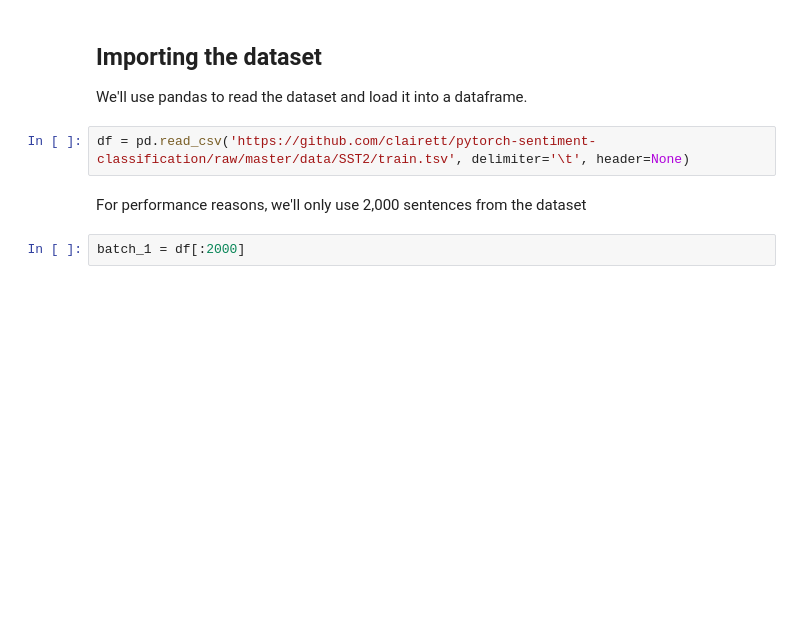
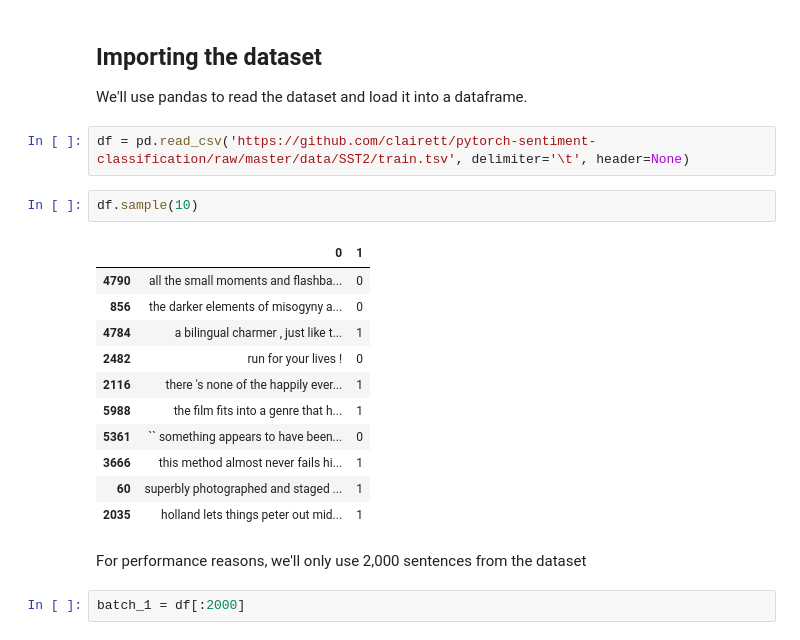
Before and after one commit to buddeshya/Pytorch, a Jupyter notebook: notebooks/bert/A_Visual_Notebook_to_Using_BERT_for_the_First_Time.ipynb, the cells around one changed output. Cells and saved outputs as stored; diff of their text form; blank space fills up the shorter version.

```diff
--- a/notebooks/bert/A_Visual_Notebook_to_Using_BERT_for_the_First_Time.ipynb
+++ b/notebooks/bert/A_Visual_Notebook_to_Using_BERT_for_the_First_Time.ipynb
@@ -118,6 +117,20 @@ We recommend you upgrade now or ensure your notebook will continue to use Tensor
 We'll use pandas to read the dataset and load it into a dataframe.
 # %%
 df = pd.read_csv('https://github.com/clairett/pytorch-sentiment-classification/raw/master/data/SST2/train.tsv', delimiter='\t', header=None)
+# %%
+df.sample(10)
+# %% [output]
+|  | 0 | 1 |
+| 4790 | all the small moments and flashba... | 0 |
+| 856 | the darker elements of misogyny a... | 0 |
+| 4784 | a bilingual charmer , just like t... | 1 |
+| 2482 | run for your lives ! | 0 |
+| 2116 | there 's none of the happily ever... | 1 |
+| 5988 | the film fits into a genre that h... | 1 |
+| 5361 | `` something appears to have been... | 0 |
+| 3666 | this method almost never fails hi... | 1 |
+| 60 | superbly photographed and staged ... | 1 |
+| 2035 | holland lets things peter out mid... | 1 |
 # %% [markdown]
 For performance reasons, we'll only use 2,000 sentences from the dataset
 # %%
```
Also changed, not shown: parts of 12 cells of this notebook.
